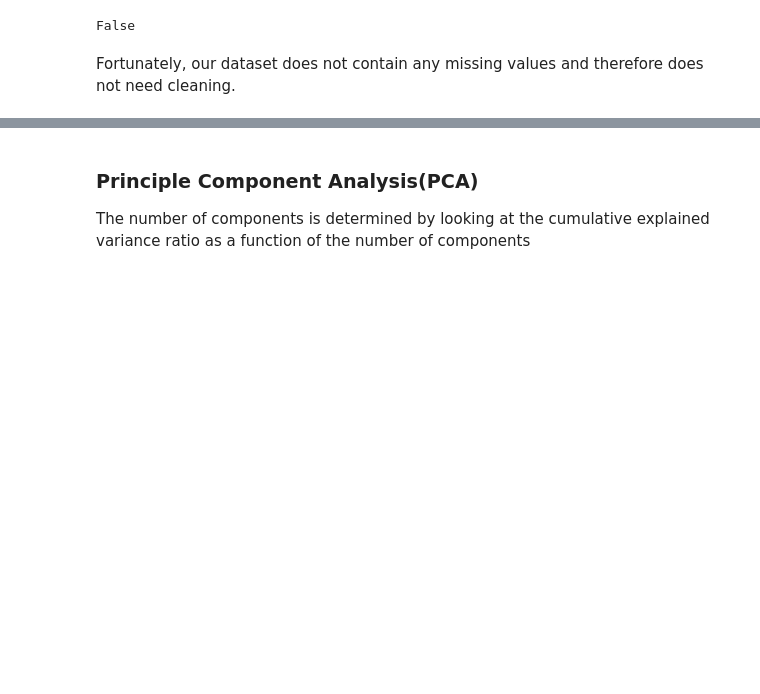
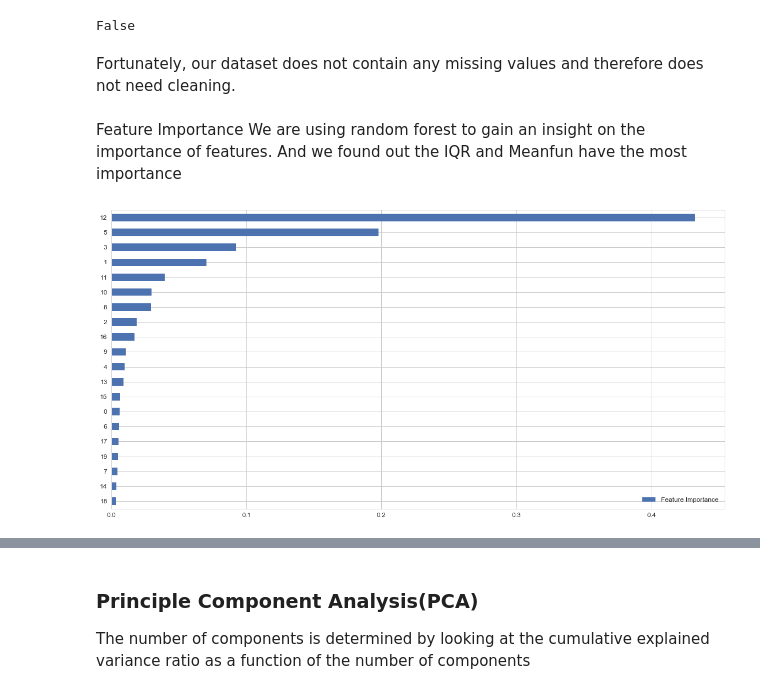
Before and after one commit to kassiwu/Gender_Recognition_by_Voice, a Jupyter notebook: Models Accuracy.ipynb, the cells around one changed output, grey strips where cells are left out. Saved outputs shown, nothing was run; the diff lists cells and outputs as text; code cells hidden in the pictures; blank space fills up the shorter version.

```diff
--- a/Models Accuracy.ipynb
+++ b/Models Accuracy.ipynb
@@ -62,6 +61,25 @@ from sklearn.preprocessing import StandardScaler
 sc = StandardScaler()
 train_x = sc.fit_transform(train_x)
 test_x = sc.transform(test_x)
+# %% [markdown]
+Feature Importance
+We are using random forest to gain an insight on the importance of features. And we found out the IQR and Meanfun have the most importance
+# %%
+from sklearn.ensemble import RandomForestClassifier
+import matplotlib.pyplot as plt
+import seaborn as sns
+from pandas.tools.plotting import scatter_matrix
+from mpl_toolkits.mplot3d import Axes3D
+
+clf = RandomForestClassifier()
+clf.fit(voices, labels)
+
+importance = clf.feature_importances_
+importance = pd.DataFrame(importance, columns=["Feature Importance"])
+importance.sort_values(by='Feature Importance', ascending=True).plot(kind='barh', figsize=(20,len(importance)/2));
+plt.show()
+# %% [output]
+[figure, added]
 # %%
 # Learning algorithms benefit from standardization of the subset
 sc = StandardScaler()
```
Also changed, not shown: parts of 22 cells of this notebook, 3 other files.
